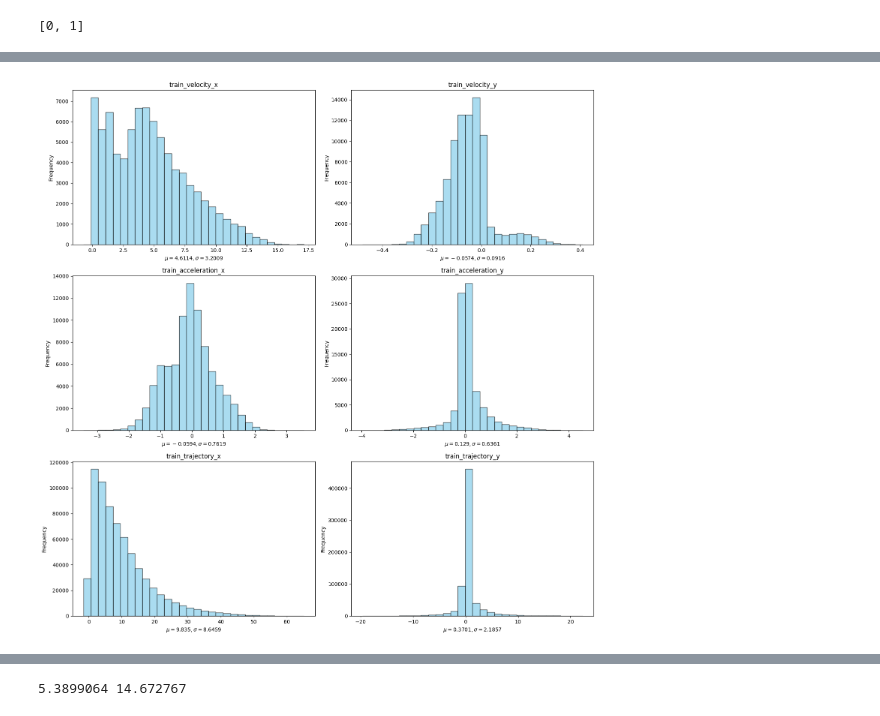
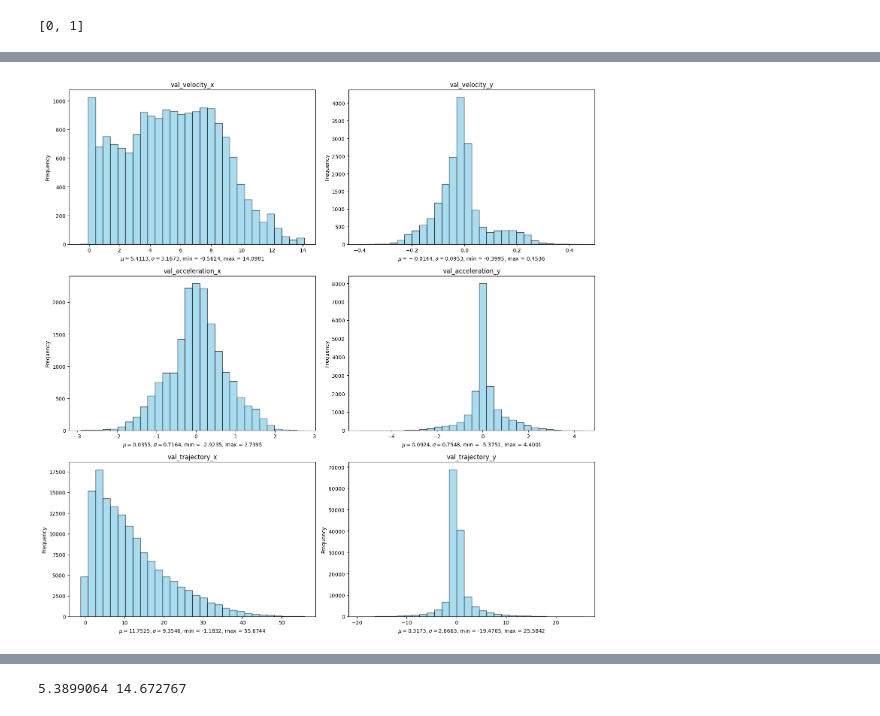
Before and after one commit to Duckyee-z/diffusiondrive, a Jupyter notebook: test.ipynb, the cells around one changed output, grey strips where cells are left out. Drawn from its saved outputs; the diff is of its cells as text; code cells hidden in the pictures.

```diff
--- a/test.ipynb
+++ b/test.ipynb
@@ -82,17 +82,30 @@ import pickle
 import matplotlib.pyplot as plt
 import scipy.stats as stats
 
-with open("train.pkl", "rb") as f:
+with open("tb_logs/train.pkl", "rb") as f:
     loaded_data = pickle.load(f)
 print(loaded_data.keys())
+with open("tb_logs/val.pkl", "rb") as f:
+    val_loaded_data = pickle.load(f)
+print(val_loaded_data.keys())
 
 specified_keys =['train_velocity_x', 'train_velocity_y', 'train_acceleration_x', 'train_acceleration_y', 'train_trajectory_x', 'train_trajectory_y']
+val_specified_keys = ['val_velocity_x', 'val_velocity_y', 'val_acceleration_x', 'val_acceleration_y', 'val_trajectory_x', 'val_trajectory_y']
 
 avs_dict = {k: v for k, v in loaded_data.items() if k in specified_keys}
 point_s_dict = {k: v for k, v in loaded_data.items() if k not in specified_keys}
 
+val_avs_dict = {k: v for k, v in val_loaded_data.items() if k in val_specified_keys}
 
-num_datasets = len(loaded_data)
+train_val_avs_dict = {  "trainval_velocity_x":np.concatenate((avs_dict['train_velocity_x'], val_avs_dict['val_velocity_x']),axis=0),
+                        "trainval_velocity_y":np.concatenate((avs_dict['train_velocity_y'], val_avs_dict['val_velocity_y']),axis=0),
+                        "trainval_acceleration_x":np.concatenate((avs_dict['train_acceleration_x'], val_avs_dict['val_acceleration_x']),axis=0),
+                        "trainval_acceleration_y":np.concatenate((avs_dict['train_acceleration_y'], val_avs_dict['val_acceleration_y']),axis=0),
+                        "trainval_trajectory_x":np.concatenate((avs_dict['train_trajectory_x'], val_avs_dict['val_trajectory_x']),axis=0),
+                        "trainval_trajectory_y":np.concatenate((avs_dict['train_trajectory_y'], val_avs_dict['val_trajectory_y']),axis=0)
+                        }
+
+
 
 # 设置子图的行列数，确保布局合理
 cols = 2 # 每行显示的子图数量
@@ -102,11 +115,13 @@ rows = 3
 fig, axes = plt.subplots(rows, cols, figsize=(15, 5 * rows))
 axes = axes.flatten()  # 将子图展平，方便遍历
 # 遍历字典，绘制每个数据的直方图
-for i, (key, data) in enumerate(avs_dict.items()):
+for i, (key, data) in enumerate(val_avs_dict.items()):
     ax = axes[i]
     data = data.flatten()
     mean = np.around(np.mean(data), decimals=4)
     std = np.around(np.std(data), decimals=4)
+    minimum = np.around(np.min(data), decimals=4)
+    maximum = np.around(np.max(data), decimals=4)
 
     x = np.linspace(min(data), max(data), 1000)
     pdf = stats.norm.pdf(x, mean, std)
@@ -114,7 +129,7 @@ for i, (key, data) in enumerate(avs_dict.items()):
 
     ax.hist(data.flatten(), bins=30, alpha=0.7, color='skyblue', edgecolor='black')
     ax.set_title(key)  # 设置子图标题
-    ax.set_xlabel("$\mu = {}, \sigma = {}$".format(str(mean),str(std)))  # 设置 x 轴标签
+    ax.set_xlabel("$\mu = {}, \sigma = {}$, min = {}, max = {}".format(str(mean),str(std),str(minimum),str(maximum)))  # 设置 x 轴标签
     ax.set_ylabel("Frequency")  # 设置 y 轴标签
 
 
@@ -124,42 +139,44 @@ for i in range(len(loaded_data), len(axes)):
 
 # 调整布局，避免子图重叠
 plt.tight_layout()
-plt.savefig("train.png", dpi=800, bbox_inches='tight')
+plt.savefig("val.png", dpi=800, bbox_inches='tight')
 # 显示图形
 plt.show()
 
 
-cols = 4 # 每行显示的子图数量
-rows = 4
+# cols = 4 # 每行显示的子图数量
+# rows = 4
 
-# 创建大图和子图
-fig, axes = plt.subplots(rows, cols, figsize=(5*cols, 15))
-axes = axes.flatten()  # 将子图展平，方便遍历
-# 遍历字典，绘制每个数据的直方图
-for i, (key, data) in enumerate(point_s_dict.items()):
-    ax = axes[i]
-    data = data.flatten()
-    mean = np.around(np.mean(data), decimals=4)
-    std = np.around(np.std(data), decimals=4)
+# # 创建大图和子图
+# fig, axes = plt.subplots(rows, cols, figsize=(5*cols, 15))
+# axes = axes.flatten()  # 将子图展平，方便遍历
+# # 遍历字典，绘制每个数据的直方图
+# for i, (key, data) in enumerate(point_s_dict.items()):
+#     ax = axes[i]
+#     data = data.flatten()
+#     mean = np.around(np.mean(data), decimals=4)
+#     std = np.around(np.std(data), decimals=4)
+#     minimum = np.around(np.min(data), decimals=4)
+#     maximum = np.around(np.max(data), decimals=4)
 
-    x = np.linspace(min(data), max(data), 1000)
-    pdf = stats.norm.pdf(x, mean, std)
-    # ax.plot(x, pdf, color='red', linewidth=2, label=f'N({mean:.2f}, {std:.2f}^2)')
+#     x = np.linspace(min(data), max(data), 1000)
+#     pdf = stats.norm.pdf(x, mean, std)
+#     # ax.plot(x, pdf, color='red', linewidth=2, label=f'N({mean:.2f}, {std:.2f}^2)')
 
-    ax.hist(data.flatten(), bins=30, alpha=0.7, color='skyblue', edgecolor='black')
-    ax.set_title(key)  # 设置子图标题
-    ax.set_xlabel("$\mu = {}, \sigma = {}$".format(str(mean),str(std)))  # 设置 x 轴标签
-    ax.set_ylabel("Frequency")  # 设置 y 轴标签
+#     ax.hist(data.flatten(), bins=30, alpha=0.7, color='skyblue', edgecolor='black')
+#     ax.set_title(key)  # 设置子图标题
+#     ax.set_xlabel("$\mu = {}, \sigma = {}$, min = {}, max = {}".format(str(mean),str(std),str(minimum),str(maximum)))
+#     ax.set_ylabel("Frequency")  # 设置 y 轴标签
 
 
-# 如果子图数量小于网格中的总数，隐藏多余的子图
-for i in range(len(loaded_data), len(axes)):
-    axes[i].axis('off')
+# # 如果子图数量小于网格中的总数，隐藏多余的子图
+# for i in range(len(loaded_data), len(axes)):
+#     axes[i].axis('off')
 
-# 调整布局，避免子图重叠
-plt.tight_layout()
-plt.savefig("train2.png", dpi=800, bbox_inches='tight')
-# 显示图形
-plt.show()
+# # 调整布局，避免子图重叠
+# plt.tight_layout()
+# plt.savefig("train2.png", dpi=800, bbox_inches='tight')
+# # 显示图形
+# plt.show()
 # %% [output]
 dict_keys(['train_velocity_x', 'train_velocity_y', 'train_acceleration_x', 'train_acceleration_y', 'train_trajectory_x', 'train_trajectory_y', 'train_trajectory_0_x', 'train_trajectory_0_y', 'train_tr ...
@@ -166 +184 @@ dict_keys(['train_velocity_x', 'train_velocity_y', 'train_acceleration_x', 'trai
-[figure, old version]
+[figure, new version]
```
Also changed, not shown: parts of 1 cell of this notebook, 9 other files.
